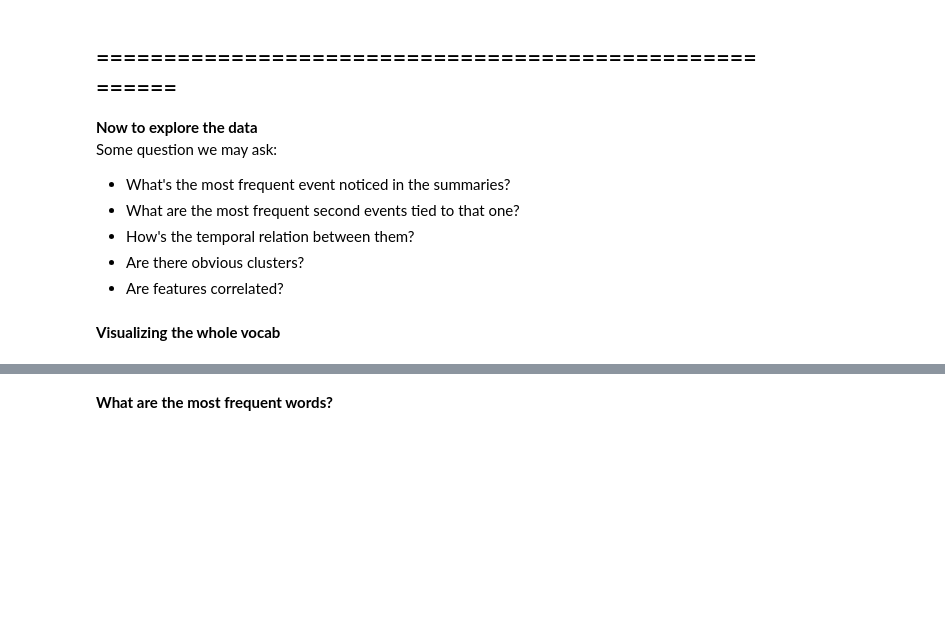
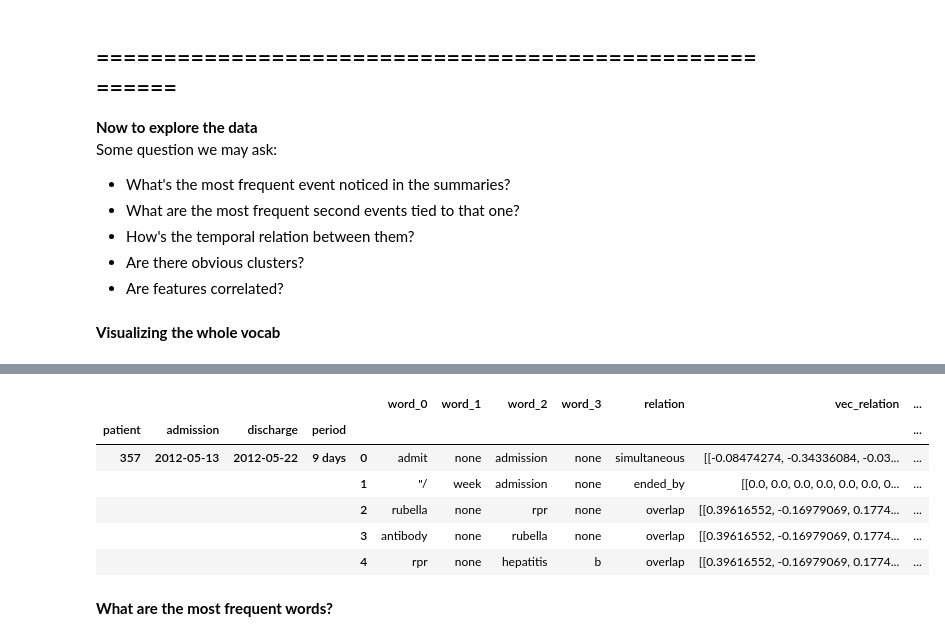
Before and after one commit to alcaides/discarge-summaries-i2b2, a Jupyter notebook: Análisis y visualización v1.ipynb, the cells around one changed output, grey strips where cells are left out. Saved outputs shown, nothing was run; the diff lists cells and outputs as text; code cells hidden in the pictures; blank space fills up the shorter version.

```diff
--- a/Análisis y visualización v1.ipynb
+++ b/Análisis y visualización v1.ipynb
@@ -327,3 +339,13 @@ def get_coordinates(model, words):
+# %%
+raw.head()
+# %% [output]
+|  |  |  |  |  | word_0 | word_1 | word_2 | word_3 | relation | vec_relation | ... |
+| patient | admission | discharge | period |  |  |  |  |  |  |  | ... |
+| 357 | 2012-05-13 | 2012-05-22 | 9 days | 0 | admit | none | admission | none | simultaneous | [[-0.08474274, -0.34336084, -0.03... | ... |
+|  |  |  |  | 1 | "/ | week | admission | none | ended_by | [[0.0, 0.0, 0.0, 0.0, 0.0, 0.0, 0... | ... |
+|  |  |  |  | 2 | rubella | none | rpr | none | overlap | [[0.39616552, -0.16979069, 0.1774... | ... |
+|  |  |  |  | 3 | antibody | none | rubella | none | overlap | [[0.39616552, -0.16979069, 0.1774... | ... |
+|  |  |  |  | 4 | rpr | none | hepatitis | b | overlap | [[0.39616552, -0.16979069, 0.1774... | ... |
 # %%
 x, y, z, Y = get_coordinates(embeddings, wordset)
 wordl = len(wordset)
```
Also changed, not shown: parts of 12 cells of this notebook.
